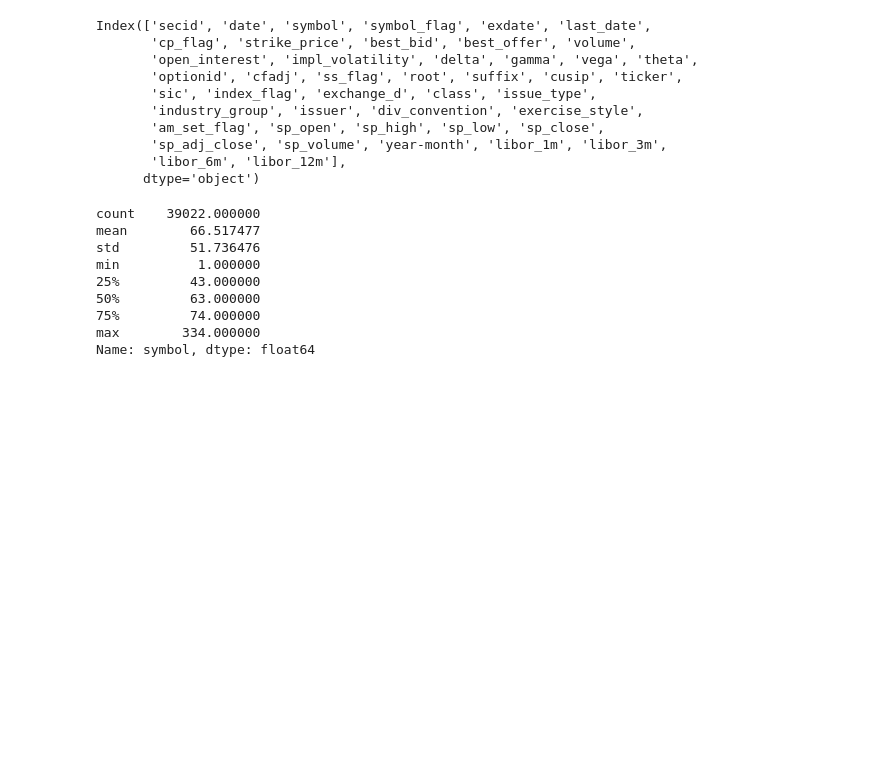
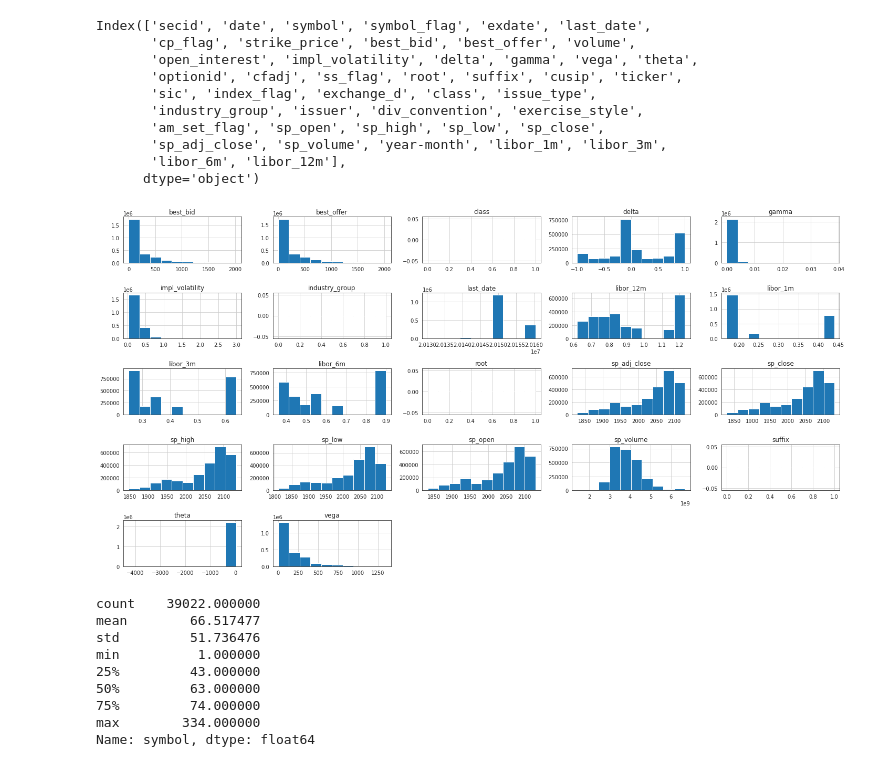
Before and after one commit to AlexanderOnbysh/risk-management-final-project, a Jupyter notebook: PM_Project.ipynb, the cells around one changed output. Drawn from its saved outputs; the diff is of its cells as text; code cells hidden in the pictures; blank space fills up the shorter version.

```diff
--- a/PM_Project.ipynb
+++ b/PM_Project.ipynb
@@ -124,6 +120,12 @@ Index(['secid', 'date', 'symbol', 'symbol_flag', 'exdate', 'last_date',
        'sp_adj_close', 'sp_volume', 'year-month', 'libor_1m', 'libor_3m',
        'libor_6m', 'libor_12m'],
       dtype='object')
+# %%
+df_options.hist(figsize=(20,10))
+plt.tight_layout()
+plt.show()
+# %% [output]
+[figure, added]
 # %%
 # by calculating the amount of each option occurs in a dataset we calculate
 # how many days each option lived. Then we can see a distributin of the
```
Also changed, not shown: parts of 20 cells of this notebook.
